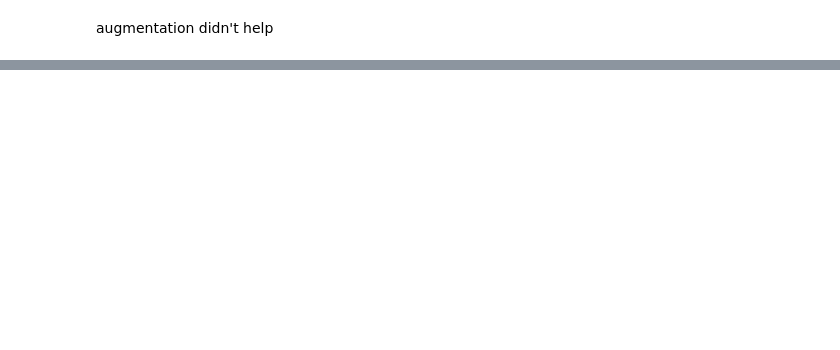
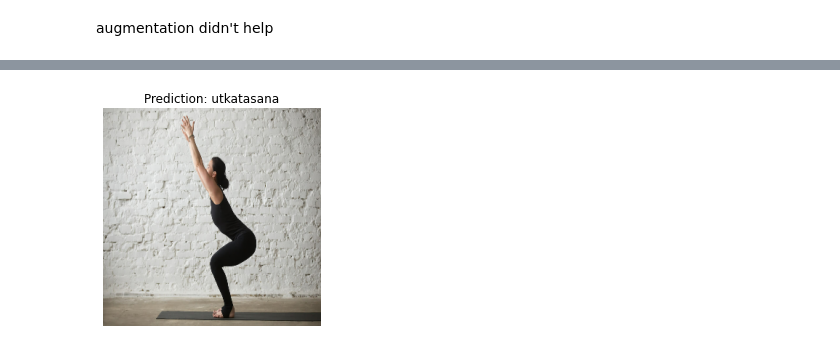
Before and after one commit to bimarshak7/yoga-pose-classification, a Jupyter notebook: yoga_big.ipynb, the cells around one changed output, grey strips where cells are left out. Cells and saved outputs as stored; diff of their text form; code cells hidden in the pictures; blank space fills up the shorter version.

Commit message:
Tested with few images from web

```diff
--- a/yoga_big.ipynb
+++ b/yoga_big.ipynb
@@ -343,0 +344,43 @@ Epoch 113/200
+# %%
+# Create a function to import an image and resize it to be able to be used with our model
+def load_and_prep_image(filename):
+  """
+  Reads an image from filename, turns it into a tensor
+  and reshapes it to (img_shape, img_shape, colour_channel).
+  """
+  # Read in target file (an image)
+  img = tf.io.read_file(filename)
+
+  # Decode the read file into a tensor & ensure 3 colour channels
+  # (our model is trained on images with 3 colour channels and sometimes images have 4 colour channels)
+  img = tf.image.decode_image(img, channels=3)
+
+  # Resize the image (to the same size our model was trained on)
+  img = tf.image.resize(img, size = [img_height ,img_width])
+
+  # Rescale the image (get all values between 0 and 1)
+  img = img/255.
+  return img
+# %%
+# Adjust function to work with multi-class
+def pred_and_plot(model, filename, class_names):
+  """
+  Imports an image located at filename, makes a prediction on it with
+  a trained model and plots the image with the predicted class as the title.
+  """
+  # Import the target image and preprocess it
+  img = load_and_prep_image(filename)
+
+  # Make a prediction
+  pred = model.predict(tf.expand_dims(img, axis=0))
+
+  # Get the predicted class
+  if len(pred[0]) > 1: # check for multi-class
+    pred_class = class_names[pred.argmax()] # if more than one output, take the max
+  else:
+    pred_class = class_names[int(tf.round(pred)[0][0])] # if only one output, round
+
+  # Plot the image and predicted class
+  plt.imshow(img)
+  plt.title(f"Prediction: {pred_class}")
+  plt.axis(False);
@@ -343,0 +403,3 @@ Epoch 113/200
+# %%
+pred_and_plot(model4, "eg.jpg", class_names)
+# %% [output]
@@ -343,0 +407 @@ Epoch 113/200
+[figure, added]
```
Also changed, not shown: parts of 6 cells of this notebook.
